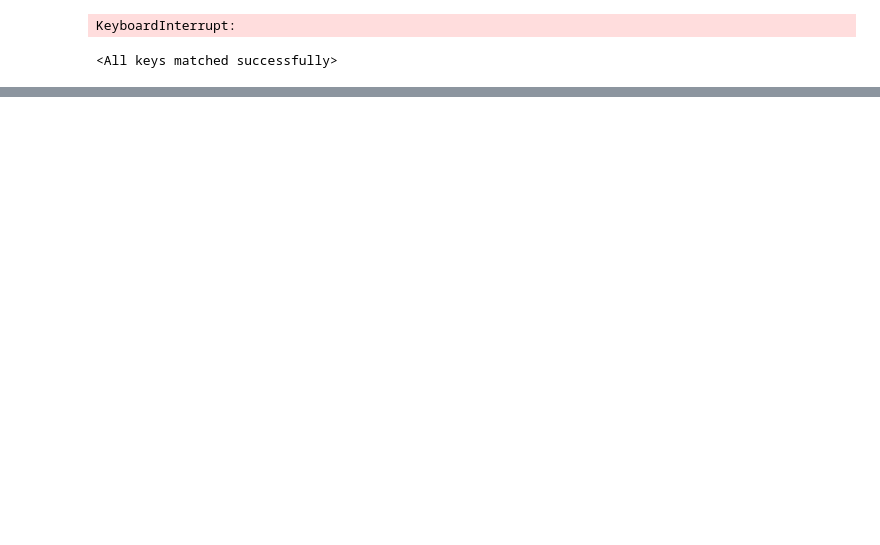
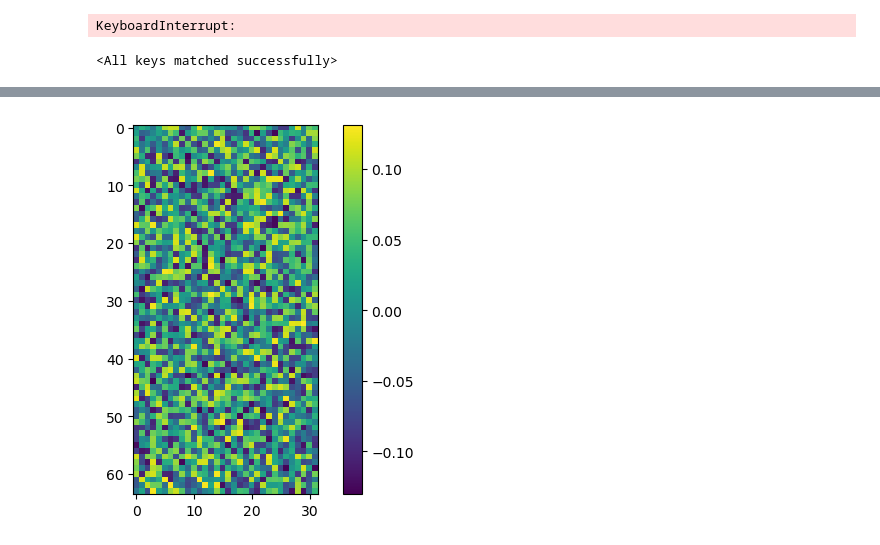
Before and after one commit to FelixHub/serotonin_model, a Jupyter notebook: miniworld/main.ipynb, the cells around one changed output, grey strips where cells are left out. Cells and saved outputs as stored; diff of their text form; code cells hidden in the pictures; blank space fills up the shorter version.

```diff
--- a/miniworld/main.ipynb
+++ b/miniworld/main.ipynb
@@ -33,7 +53,6 @@ class Policy(nn.Module):
         super(Policy, self).__init__()
 
         self.hidden_size = 32
-        self.hidden_state = torch.zeros(1, 1, self.hidden_size).to(device)
 
         self.conv1 = nn.Conv2d(3, 16, 3, stride=2).to(device)
         self.conv2 = nn.Conv2d(16, 32, 3, stride=2).to(device)
@@ -41,8 +60,11 @@ class Policy(nn.Module):
 
         self.outconvsize = 2016
         self.affine1 = nn.Linear( self.outconvsize , self.hidden_size).to(device)
-        # self.rnn = nn.RNN(self.hidden_size, self.hidden_size).to(device)
 
+        ###replacement for rnn
+
+        self.rnn = nn.RNN(self.outconvsize, self.hidden_size,batch_first=True).to(device)
+        self.hidden_state = torch.zeros(1, 1, self.hidden_size).to(device)
 
         self.action_head = nn.Sequential(
                                     nn.Linear(self.hidden_size, self.hidden_size).to(device),
@@ -67,22 +89,15 @@ class Policy(nn.Module):
         self.hidden_state = torch.zeros(1, 1, self.hidden_size).to(device)
 
     def forward(self, x):
-        if torch.any(torch.isnan(x)):
-            print("NAN in input")
         x = self.relu(self.conv1(x))
-        if torch.any(torch.isnan(x)):
-            print("NAN in issnput")
-        x = self.relu(self.conv2(x))
-        x = self.maxpool(x)
+        x = self.relu(self.maxpool(self.conv2(x)))
         x = x.reshape(-1,self.outconvsize)
-        x = self.relu(self.affine1(x))
-        #h = self.rnn(x.unsqueeze(0), self.hidden_state)[1]
-        #self.hidden_state = h
-        h = x
-        action_prob = F.softmax(self.action_head(h), dim=-1)
-
-        state_value = self.value_head(h)
-
+        # x = self.relu(self.affine1(x))
+        h = self.rnn(x.unsqueeze(0), self.hidden_state)[1]
+        self.hidden_state = h
+        out = h.squeeze(0)
+        action_prob = F.softmax(self.action_head(out), dim=-1)
+        state_value = self.value_head(out)
         return action_prob, state_value
 
 
@@ -95,7 +110,6 @@ def select_action(state):
     probs,state_value = policy(state)
     m = Categorical(probs)
     action = m.sample()
-
     policy.saved_log_probs.append( (m.log_prob(action), state_value) )
 
     return action.item(),probs
@@ -113,7 +127,6 @@ def finish_episode():
         returns.insert(0, R)
     returns = torch.tensor(returns).to(device)
     # returns = (returns - returns.mean()) / (returns.std() + eps) # this create error ...
-
     for (log_prob,value), R in zip(policy.saved_log_probs, returns):
         advantage = R - value.item()
         policy_loss.append(-log_prob * advantage)
@@ -184,8 +198,8 @@ KeyboardInterrupt:
 # %%
 # torch.save(policy.state_dict(), 'miniworld_001.pt')
 # %%
-policy = Policy().to(device)
-policy.load_state_dict(torch.load('miniworld_001.pt'))
+#policy = Policy().to(device)
+#policy.load_state_dict(torch.load('miniworld_001.pt'))
 # %% [output]
 <All keys matched successfully>
 # %%
@@ -227,0 +254,7 @@ env.close()
+# %%
+import matplotlib.pyplot as plt
+plt.imshow(policy.rnn.all_weights[0][0].cpu().detach().numpy())
+plt.colorbar()
+plt.show()
+# %% [output]
+[figure, added]
```
Also changed, not shown: parts of 9 cells of this notebook, 10 other files.
